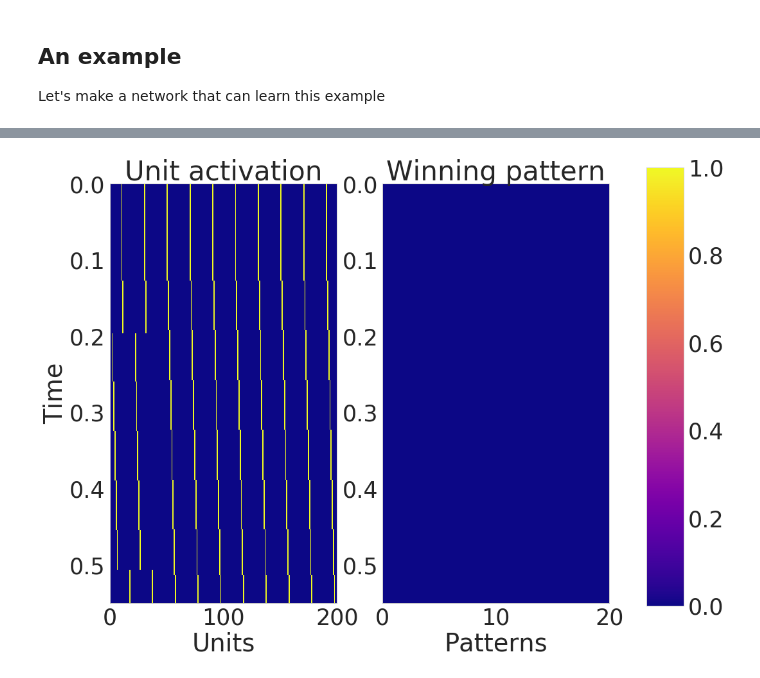
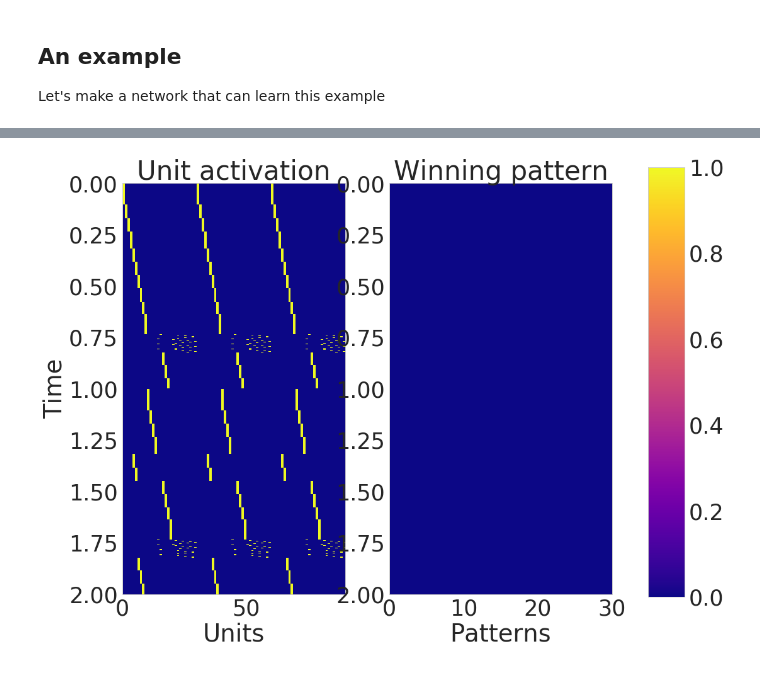
Before and after one commit to h-mayorquin/BCPNN_sequences, a Jupyter notebook: jupyter/2018-05-03(Disambiguation with non-orthogonal sequences).ipynb, the cells around one changed output, grey strips where cells are left out. Saved outputs shown, nothing was run; the diff lists cells and outputs as text; code cells hidden in the pictures.

```diff
--- a/jupyter/2018-05-03(Disambiguation with non-orthogonal sequences).ipynb
+++ b/jupyter/2018-05-03(Disambiguation with non-orthogonal sequences).ipynb
@@ -115,8 +133,8 @@ tau_z_pre_ampa = 0.025
 tau_z_post_ampa = 0.025
 tau_p = 10.0
 
-hypercolumns = 10
-minicolumns = 20
+hypercolumns = 3
+minicolumns = 30
 n_patterns = 20
 
 # Manager properties
@@ -137,8 +155,8 @@ T_cue = 0.050
 matrix = create_orthogonal_canonical_representation(minicolumns, hypercolumns)
 mixed_start = False
 contiguous = True
-s = 0.25
-r = 0.5
+s = 1.0
+r = 0.25
 
 seq1, seq2 = produce_overlaped_sequences(minicolumns, hypercolumns, n_patterns, s, r,
                                          mixed_start=mixed_start, contiguous=contiguous)
@@ -212,21 +200,26 @@ plt.colorbar();
 # %%
 # Patterns parameters
 nn = BCPNNPerfect(hypercolumns, minicolumns, g_w_ampa=g_w_ampa, g_w=g_w, g_a=g_a, tau_a=tau_a, tau_m=tau_m,
                   sigma=sigma, G=G, tau_z_pre_ampa=tau_z_pre_ampa, tau_z_post_ampa=tau_z_post_ampa, tau_p=tau_p,
                   z_transfer=z_transfer, diagonal_zero=diagonal_zero, strict_maximum=strict_maximum,
                   perfect=perfect, k_perfect=k_perfect, always_learning=always_learning,
                   normalized_currents=normalized_currents)
 
 # Build the manager
 manager = NetworkManager(nn=nn, dt=dt, values_to_save=values_to_save)
 
 # Build the protocol for training
 nn.w_ampa = w_total
 
 # Recall
-manager.run_network_recall(T_recall=0.50, T_cue=0.050, I_cue=nr2[0], reset=True, empty_history=True)
-#manager.run_network_recall(T_recall=0.50, T_cue=0.050, I_cue=nr2[0], reset=False, empty_history=False)
+T_recall = 0.975
+manager.run_network_recall(T_recall=T_recall, T_cue=0.025, I_cue=nr1[0], reset=True, empty_history=True)
+manager.run_network_recall(T_recall=T_recall, T_cue=0.025, I_cue=nr2[0], reset=True, empty_history=False)
+if False:
+    manager.run_network_recall(T_recall=T_recall, T_cue=0.025, I_cue=nr2[0], reset=True, empty_history=False)
+    manager.run_network_recall(T_recall=T_recall, T_cue=0.025, I_cue=nr1[0], reset=True, empty_history=False)
+
 
 plot_network_activity_angle(manager)
 # %% [output]
-[figure, old version]
+[figure, new version]
```
Also changed, not shown: parts of 30 cells of this notebook, 5 other files.
